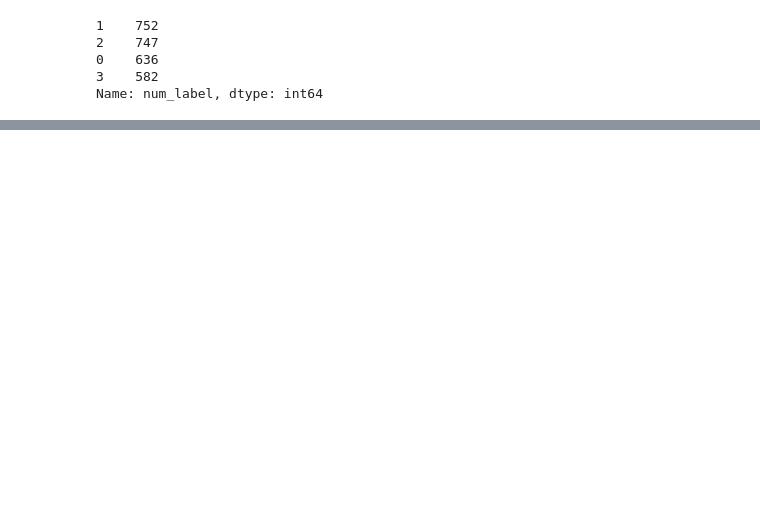
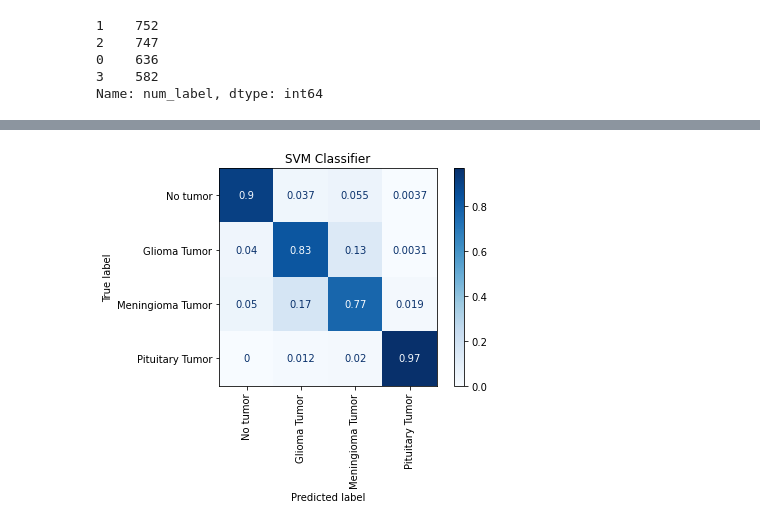
Before and after one commit to tanpinray/AMLS_22-21_SN18100138, a Jupyter notebook: Task_B.ipynb, the cells around one changed output, grey strips where cells are left out. Cells and saved outputs as stored; diff of their text form; code cells hidden in the pictures; blank space fills up the shorter version.

```diff
--- a/Task_B.ipynb
+++ b/Task_B.ipynb
@@ -155,6 +165,6 @@ else:
     label_taskB.to_pickle("./dataset/label_taskB_hog.pkl")
 # %%
-def extract_lbp(images_pixelData, numPoints):
+def extract_lbp(images_pixelData, numPoints, radius):
     '''
     Inputs
         data_path: Directory path to images in dataset;
@@ -163,12 +173,12 @@ def extract_lbp(images_pixelData, numPoints):
     Return
        lbp_features: A list of Local Binary Pattern (LBP) features for each image
     '''
-    radius = 3
 
     lbp_features = []
-    for i in range(len(images_pixelData)):
+    for i in tqdm(range(len(images_pixelData))):
         # Extract Local Binary Pattern (LBP) for the image
-        lbp = local_binary_pattern(images_pixelData[i], numPoints, radius, method="uniform")
+        lbp = local_binary_pattern(
+            images_pixelData[i], numPoints, radius, method="uniform")
         # Create bins for histogram
         n_bins = int(lbp.max() + 1)
         # Create histogram for image
@@ -181,15 +191,17 @@ def extract_lbp(images_pixelData, numPoints):
         lbp_features.append(hist)
     return lbp_features
 
+
 if os.path.exists('./dataset/label_taskB_lbp.pkl'):
     print('The pickle file for Task B with lbp features data already exists')
 else:
-    data_path = './dataset/image'
     classes = create_classes(df)
-    lbp_features = extract_lbp(images_new, 255)
+    lbp_features = extract_lbp(images_new, 24, 3)
 
-    label_taskB = pd.DataFrame(data = lbp_features)
+    label_taskB = pd.DataFrame(data=lbp_features)
     # classes: List of labels - 0 if no_tumor, 1 if glioma_tumor, 2 if meningioma_tumor, 3 if pituitary_tumor
-    label_taskB['num_label'] = classes + [0]*len(noTumor_idx) + [1]*len(glioma_idx_sample) + [2]*len(meningioma_idx_sample)
+    label_taskB['num_label'] = classes + [0] * \
+        len(noTumor_idx) + [1]*len(glioma_idx_sample) + \
+        [2]*len(meningioma_idx_sample)
     label_taskB.to_pickle("./dataset/label_taskB_lbp.pkl")
 # %%
@@ -316,3 +321,78 @@ pd.Series(y_train).value_counts()
 0    636
 3    582
 Name: num_label, dtype: int64
+# %%
+def SVMClassifierCV(X_train, y_train, X_test):
+    '''
+    Inputs
+        X_train: Training dataset;
+        y_train: Training labels;
+        X_test: Testing dataset.
+
+    Return
+        Y_pred: Predicted labels from X_test using SVM.
+    '''
+
+    # Create dictionary of parameters to cross validate the estimator on
+    # linear was considered in another function as kernel='linear' took very long to compute
+    parameters = [
+        {"svc__kernel": ["rbf"], "svc__gamma": ['scale', 'auto'], "svc__C": [1, 10, 100],
+         "pca__n_components": [0.97, 0.98, 0.99]},
+        {"svc__kernel": ["poly"], "svc__gamma": ['scale', 'auto'], "svc__C": [1, 10, 100], "svc__degree": [2, 3],
+         "pca__n_components": [0.97, 0.98, 0.99]}
+    ]
+
+    matthews = metrics.make_scorer(metrics.matthews_corrcoef)
+
+    # Create PCA object
+    pca = PCA()
+    # Create SVC object
+    svc = svm.SVC(probability=True)
+
+    pca_svc = Pipeline(steps=[('pca', pca), ('svc', svc)])
+
+    # Exhaustive search over all chosen parameters
+    clf = HalvingGridSearchCV(pca_svc,
+                              parameters,
+                              factor=2,
+                              scoring=matthews,
+                              refit=True,
+                              verbose=4,
+                              cv=5,
+                              n_jobs=1,
+                              random_state=42,
+                              return_train_score=True)
+    # Fit SVC model with the parameters for cross-validation
+    clf.fit(X_train, y_train)
+    # Predict labels with the best parameters from cross-validation
+    print(clf.best_params_)
+
+    results = pd.DataFrame.from_dict(
+        clf.cv_results_).sort_values(by=['rank_test_score'])
+    results = results[['params', 'mean_train_score',
+                       'mean_test_score', 'rank_test_score']]
+
+    # Predict labels with the best parameters from cross-validation
+    Y_pred = clf.predict(X_test)
+
+    fig, ax = plt.subplots()
+    metrics.ConfusionMatrixDisplay.from_predictions(
+        y_test,
+        Y_pred,
+        cmap=plt.cm.Blues,
+        normalize='true',
+        ax=ax,
+        display_labels=['No tumor', 'Glioma Tumor', 'Meningioma Tumor', 'Pituitary Tumor'],
+        xticks_rotation = 'vertical'
+    )
+    ax.set_title('SVM Classifier')
+
+    return Y_pred, results
+
+# classes: List of labels - 0 if no_tumor, 1 if glioma_tumor, 2 if meningioma_tumor, 3 if pituitary_tumor
+Y_pred_SVM, results_SVM = SVMClassifierCV(X_train, y_train, X_test)
+print(metrics.classification_report(
+    y_test, Y_pred_SVM, target_names=['No tumor', 'Glioma Tumor', 'Meningioma Tumor', 'Pituitary Tumor']))
+pd.set_option('display.max_colwidth', None)
+display(results_SVM)
+# %% [output]
@@ -319 +429,2 @@ Name: num_label, dtype: int64
+[figure, added]
 # %%
```
Also changed, not shown: parts of 13 cells of this notebook, 2 other files.
